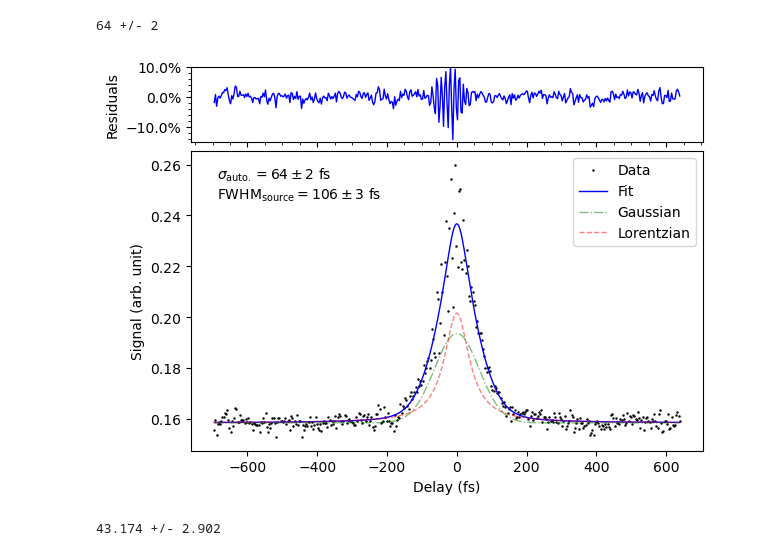
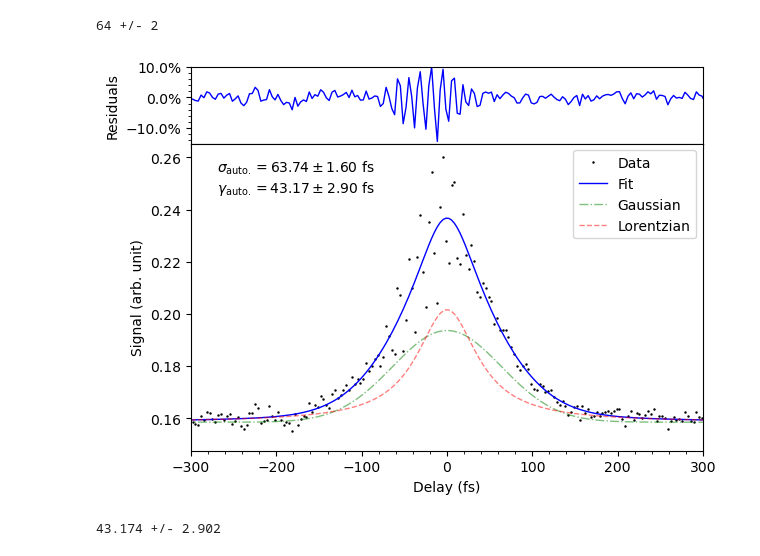
Before and after one commit to David-Cai-CJ/Autocorrelator, a Jupyter notebook: logging/spitfire_analysis.ipynb, the cells around one changed output. Drawn from its saved outputs; the diff is of its cells as text; code cells hidden in the pictures.

```diff
--- a/logging/spitfire_analysis.ipynb
+++ b/logging/spitfire_analysis.ipynb
@@ -70,36 +74,39 @@ print(f'{width:.0f} +/- {e_width:.0f}')
 # %%
 fig = plt.figure()
 gs = fig.add_gridspec(2, 1,  height_ratios=(1, 4),
                       left=0.1, right=0.9, bottom=0.1, top=0.9,
-                      wspace=0.05, hspace=0.05)
+                      wspace=0.05, hspace=0.)
 
 
 res_ax = fig.add_subplot(gs[0, 0])
-ax = fig.add_subplot(gs[1, 0])
+ax = fig.add_subplot(gs[1, 0], sharex = res_ax)
 
 ax.plot(t_fs, sig, 'k.', ms = 1.5, markevery=1, label = 'Data')
 ax.plot(t_fs, model(pos_mm, *fit), c='b', lw = 1,  label ='Fit')
 ax.plot(t_fs, gau(pos_mm, x0, s)*aG/1000+ C, '-.', c = 'green', lw =1, alpha = .5,  label ='Gaussian')
 ax.plot(t_fs, lor(pos_mm, x0, g)*aL/1000+ C, '--', c ='r', lw =1, alpha = .5,   label = 'Lorentzian')
 ax.set_xlabel('Delay (fs)')
 ax.set_ylabel('Signal (arb. unit)')
 ax.legend(loc = 0)
 
 res_ax.plot(t_fs, (sig - model(pos_mm, *fit))/sig *100, 'b-', lw = 1)
 res_ax.yaxis.set_major_formatter(mtick.PercentFormatter())
 res_ax.minorticks_on()
 res_ax.set_ylim(-15,10)
 res_ax.set_ylabel('Residuals')
 
+res_ax.set_xlim(-300,300)
 
-text_out = "$\sigma_{\mathrm{auto.}}=$" + f"${width:.0f}\pm{e_width:.0f}$ fs\n"+\
-"$\mathrm{FWHM}_{\mathrm{source}}=$" + f"${width/np.sqrt(2) * fwhm_factor:.0f}\pm{e_width/np.sqrt(2) *fwhm_factor:.0f}$ fs\n"
+text_out = "$\sigma_{\mathrm{auto.}}=$" + f"${width:.2f}\pm{e_width:.2f}$ fs\n" +\
+        "$\gamma_{\mathrm{auto.}}=$" + \
+        f"${width_gamma:.2f}\pm{e_width_gamma:.2f}$ fs\n"
+ax.text(.05,.95, s = text_out, transform = ax.transAxes, va = 'top')
+plt.setp(res_ax.get_xticklabels(),visible = False)
 
-ax.text(.05,.95, s = text_out, transform = ax.transAxes, va = 'top')
 
 fig.savefig('../figures/spitfire.pdf', format= 'pdf', bbox_inches= 'tight')
 # %% [output]
-[figure, old version]
+[figure, new version]
 # %%
 Lc = fit[-3]/1e3/3e8 /1e-15 * 2
 e_Lc = np.sqrt(np.diag(err))[-3]/1e3/3e8 /1e-15
```
Also changed, not shown: parts of 1 cell of this notebook, 13 other files.
